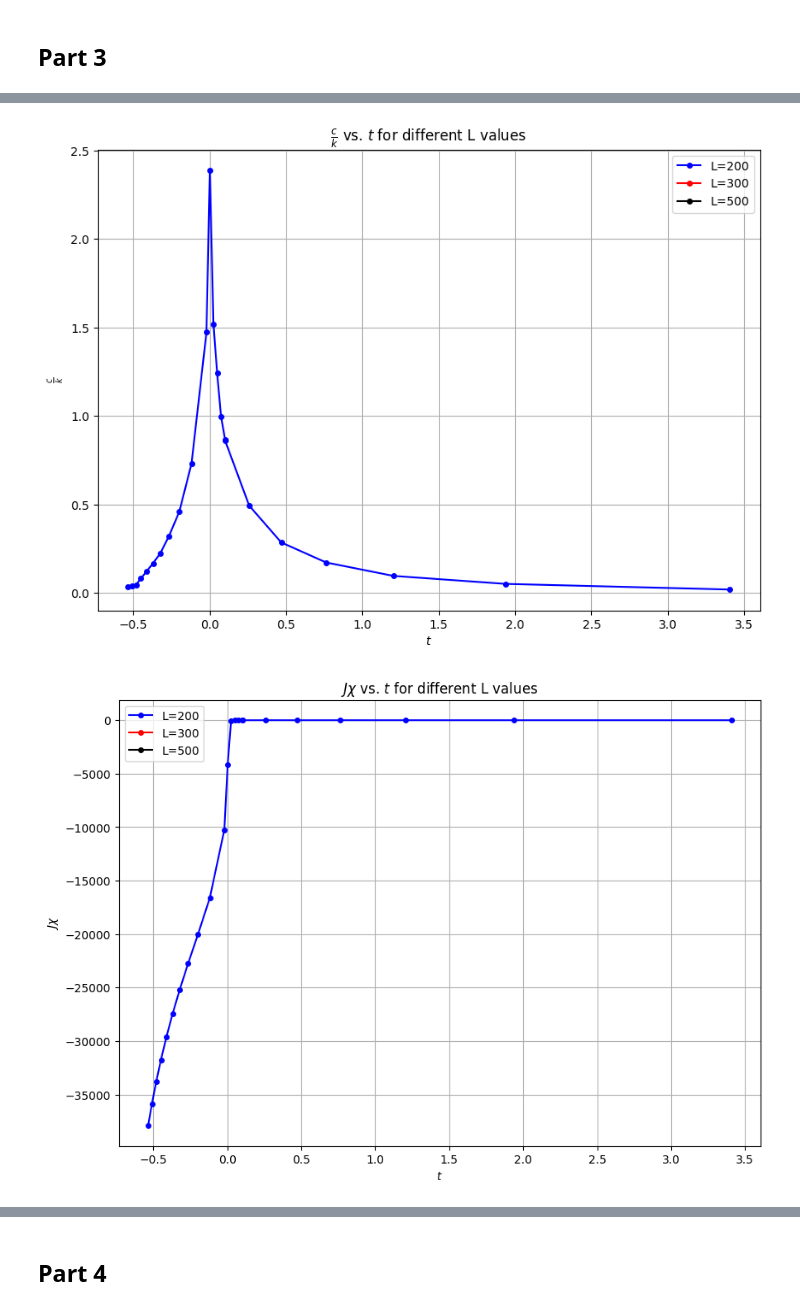
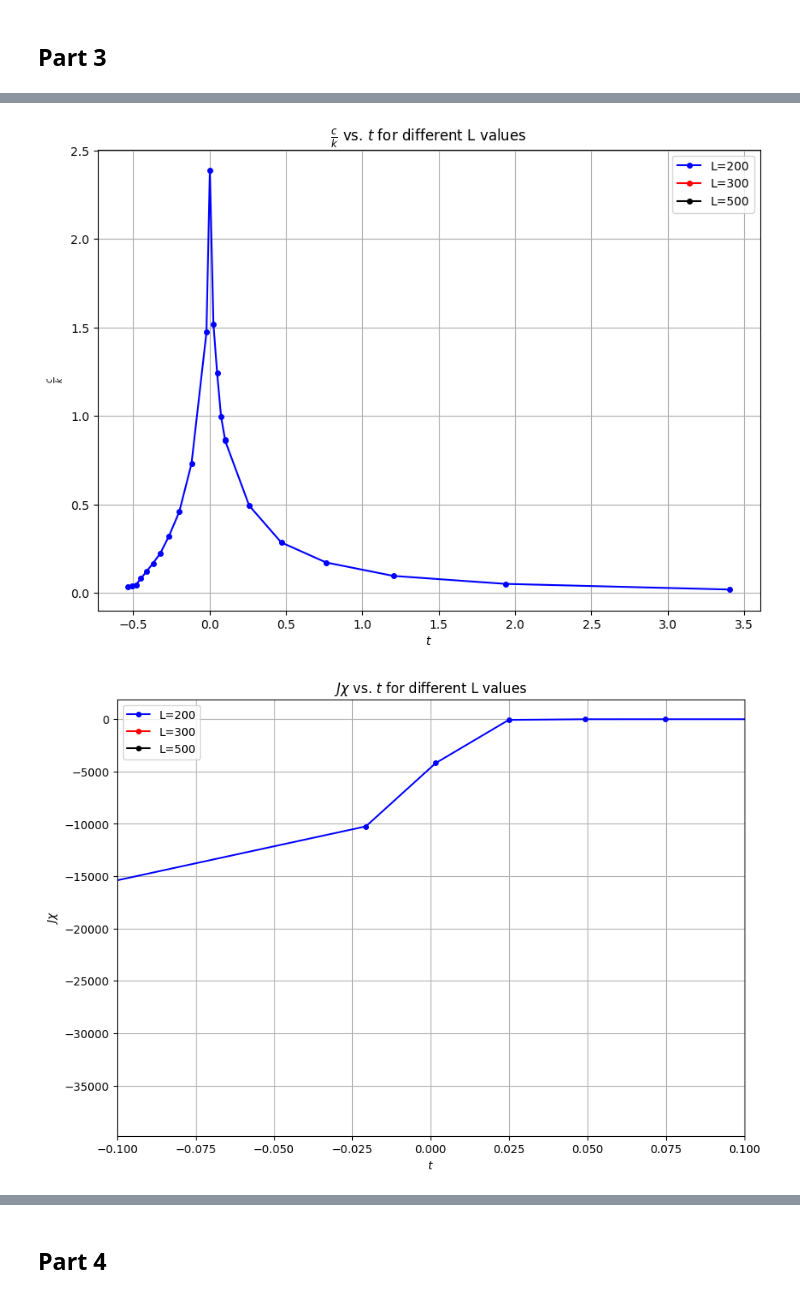
Before and after one commit to Ryan-TheInvoker/Computational-Physics, a Jupyter notebook: Assignment5_Analysis.ipynb, the cells around one changed output, grey strips where cells are left out. Drawn from its saved outputs; the diff is of its cells as text; code cells hidden in the pictures.

```diff
--- a/Assignment5_Analysis.ipynb
+++ b/Assignment5_Analysis.ipynb
@@ -146,7 +149,9 @@ def plot_analysis(data):
         subset = data[data['L'] == L]
         plt.plot(subset['t'], subset['Jχ'], 'o-', color=color, markersize=4, label=f'L={L}')
 
+
     plt.title('$J\chi$ vs. $t$ for different L values')
+    plt.xlim(-0.1,0.1)
     plt.xlabel('$t$')
     plt.ylabel('$J\chi$')
     plt.legend()
@@ -162,34 +167,34 @@ def plot_analysis(data):
 
 
     plt.title('Log-Log plot of $Jχ$ vs. $|t|$ for different L values')
     plt.xlabel('Log $|t|$')
     plt.ylabel('Log $Jχ$')
     plt.legend()
     plt.grid(True, which="both", ls="--", linewidth=0.5)
     plt.show()
 
 # Generate the plots using the concise function
 plot_analysis(data_part3)
 # %% [output]
      L  Beta       <E>          <E2>   <M>   <|M|>       <M2>
 0  200  0.10  -8127.17  6.613087e+07 -0.06  199.26   62386.01
 1  200  0.15 -12452.34  1.551529e+08  1.41  226.99   81054.07
 2  200  0.20 -17133.11  2.936404e+08 -3.83  269.67  112774.54
 3  200  0.25 -22289.58  4.969360e+08  6.21  329.33  168581.15
 4  200  0.30 -28177.79  7.941150e+08  3.23  428.56 -141114.23
      L  Beta       <E>          <E2>   <M>   <|M|>       <M2>      N  \
 0  200  0.10  -8127.17  6.613087e+07 -0.06  199.26   62386.01  40000
 1  200  0.15 -12452.34  1.551529e+08  1.41  226.99   81054.07  40000
 2  200  0.20 -17133.11  2.936404e+08 -3.83  269.67  112774.54  40000
 3  200  0.25 -22289.58  4.969360e+08  6.21  329.33  168581.15  40000
 4  200  0.30 -28177.79  7.941150e+08  3.23  428.56 -141114.23  40000
 ... (16 lines left out)
 1  0.051810  0.303945  1.937912
 2  0.096913  0.563799  1.203434
 3  0.172795  1.053391  0.762747
 4  0.286079 -1.058435  0.468956
 [figure]
-[figure, old version]
+[figure, new version]
 [figure]
 # %% [markdown]
 ## Part 4
```
Also changed, not shown: parts of 4 cells of this notebook.
